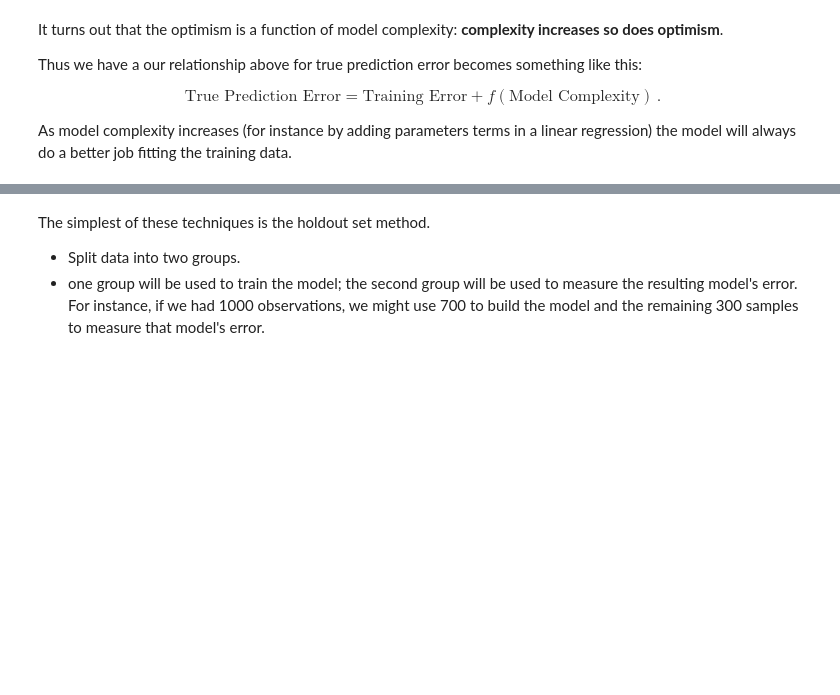
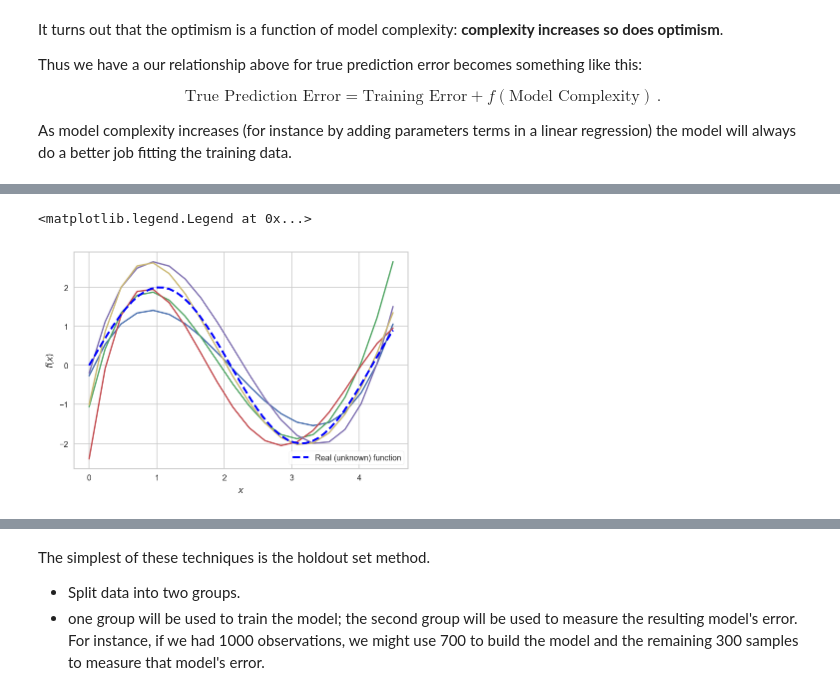
Before and after one commit to lmarti/machine-learning, a Jupyter notebook: 08. Assessment and Parameter Optimization.ipynb, the cells around one changed output, grey strips where cells are left out. Drawn from its saved outputs; the diff is of its cells as text; code cells hidden in the pictures; blank space fills up the shorter version.

```diff
--- a/08. Assessment and Parameter Optimization.ipynb
+++ b/08. Assessment and Parameter Optimization.ipynb
@@ -101,0 +177,16 @@ As model complexity increases (for instance by adding parameters terms in a line
+# %%
+degree = 4
+n_samples = 20
+n_models = 5
+for i in range(n_models):
+    x, y = sample(n_samples)
+    model = fit_polynomial(x, y, degree)
+    p_y = apply_polynomial(model, x)
+    plt.plot(x, p_y)
+plt.plot(f_x, f_y, 'b--', linewidth=2, label='Real (unknown) function')
+plt.xlabel('$x$')
+plt.ylabel('$f(x)$')
+plt.legend(frameon=True)
+# %% [output]
+<matplotlib.legend.Legend at 0x...>
+[figure, added]
```
Also changed, not shown: parts of 17 cells of this notebook, 3 other files.
